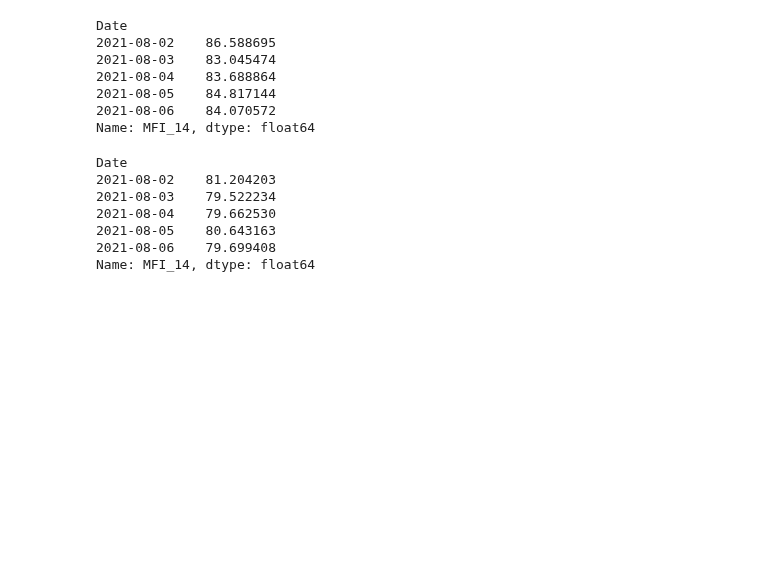
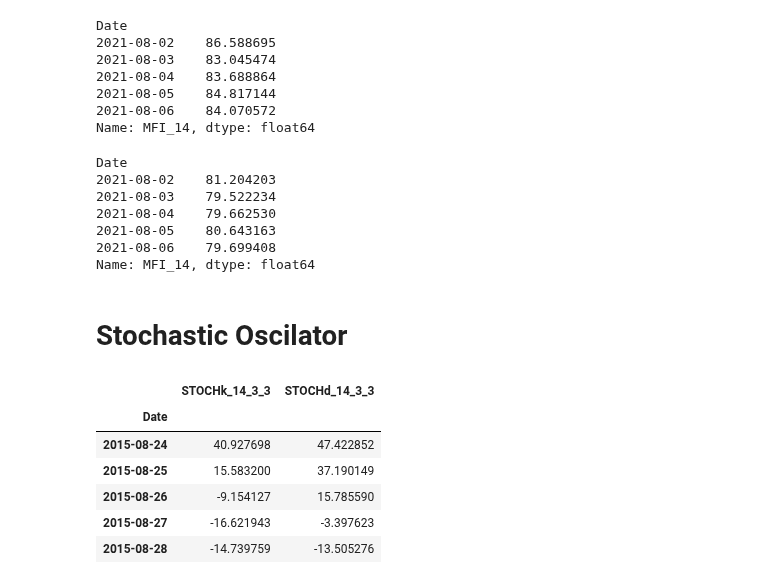
Before and after one commit to dbogatic/crypto-analysis, a Jupyter notebook: technicals_pandas.ipynb, the cells around one changed output. Drawn from its saved outputs; the diff is of its cells as text; code cells hidden in the pictures; blank space fills up the shorter version.

```diff
--- a/technicals_pandas.ipynb
+++ b/technicals_pandas.ipynb
@@ -164,3 +166,17 @@ Date
 2021-08-05    80.643163
 2021-08-06    79.699408
 Name: MFI_14, dtype: float64
+# %% [markdown]
+# Stochastic Oscilator
+# %%
+stoch_eth = pta.stoch(eth_history['Close'],eth_history['High'],eth_history['Low'],length=14).dropna()
+stoch_eth.to_csv('resources/stoch_eth.csv')
+stoch_eth.head()
+# %% [output]
+|  | STOCHk_14_3_3 | STOCHd_14_3_3 |
+| Date |  |  |
+| 2015-08-24 | 40.927698 | 47.422852 |
+| 2015-08-25 | 15.583200 | 37.190149 |
+| 2015-08-26 | -9.154127 | 15.785590 |
+| 2015-08-27 | -16.621943 | -3.397623 |
+| 2015-08-28 | -14.739759 | -13.505276 |
```
Also changed, not shown: parts of 6 cells of this notebook, 8 other files.
